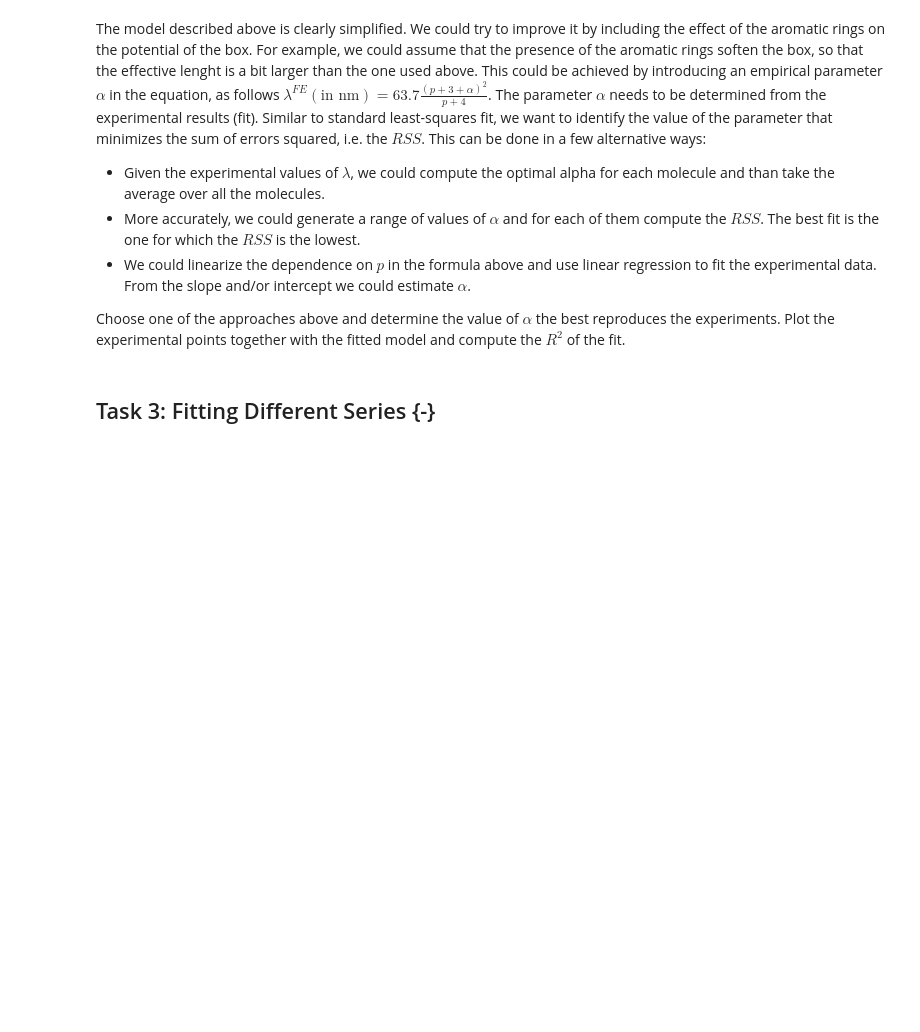
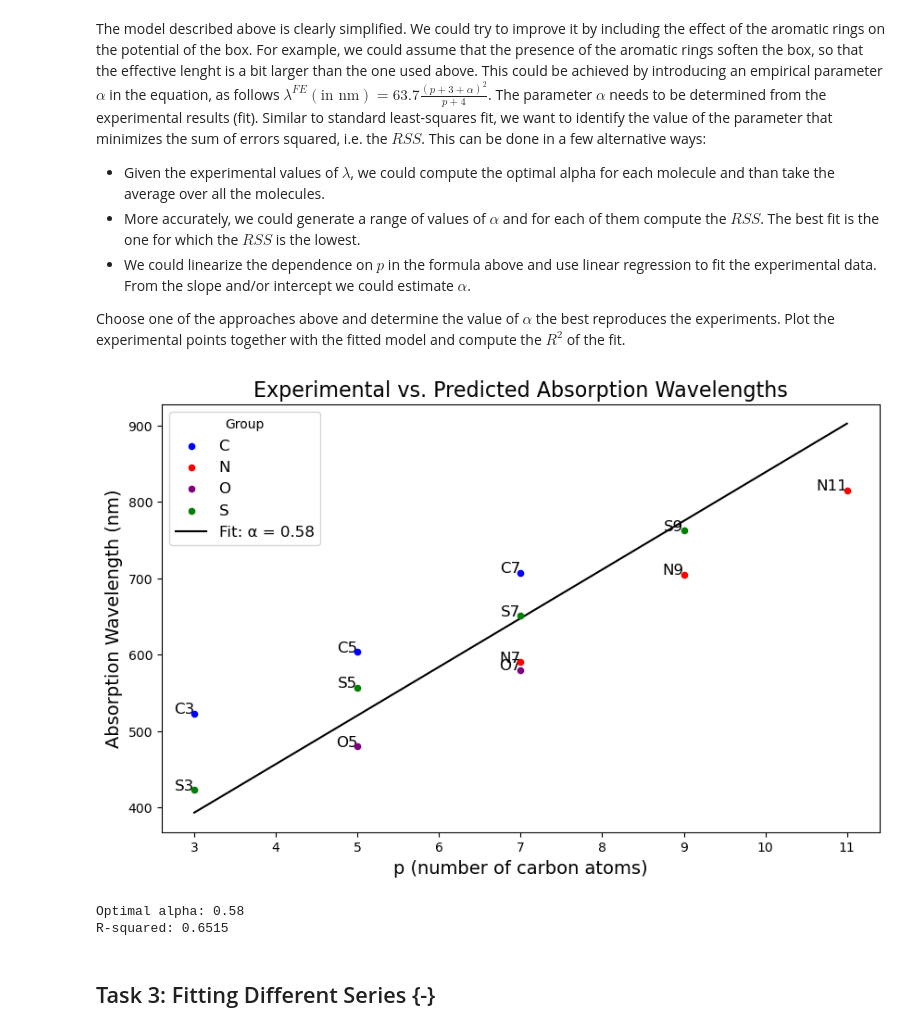
Before and after one commit to DavidShreve/PChemLab, a Jupyter notebook: ParticleBox_Worksheet.ipynb, the cells around one changed output. Cells and saved outputs as stored; diff of their text form; code cells hidden in the pictures; blank space fills up the shorter version.

```diff
--- a/ParticleBox_Worksheet.ipynb
+++ b/ParticleBox_Worksheet.ipynb
@@ -108,6 +108,85 @@ The parameter $\alpha$ needs to be determined from the experimental results (fit
 * We could linearize the dependence on $p$ in the formula above and use linear regression to fit the experimental data. From the slope and/or intercept we could estimate $\alpha$.
 
 Choose one of the approaches above and determine the value of $\alpha$ the best reproduces the experiments. Plot the experimental points together with the fitted model and compute the $R^2$ of the fit.
+# %%
+import numpy as np
+import pandas as pd
+import matplotlib.pyplot as plt
+from scipy.optimize import minimize
+
+# Given data
+dyes = [
+    {'cas': '977-96-8', 'p': 3, 'hasO': 0, 'hasS': 0, 'label': 'C3', 'group': 'C', 'lambda_exp': 522.991943},
+    {'cas': '605-91-4', 'p': 5, 'hasO': 0, 'hasS': 0, 'label': 'C5', 'group': 'C', 'lambda_exp': 604.003479},
+    {'cas': '4727-49-5', 'p': 7, 'hasO': 0, 'hasS': 0, 'label': 'N7', 'group': 'N', 'lambda_exp': 590.018250},
+    {'cas': '14187-31-6', 'p': 7, 'hasO': 0, 'hasS': 0, 'label': 'C7', 'group': 'C', 'lambda_exp': 707.012146},
+    {'cas': '4727-50-8', 'p': 9, 'hasO': 0, 'hasS': 0, 'label': 'N9', 'group': 'N', 'lambda_exp': 705.008301},
+    {'cas': '18300-31-7', 'p': 11, 'hasO': 0, 'hasS': 0, 'label': 'N11', 'group': 'N', 'lambda_exp': 814.993225},
+    {'cas': '2197-01-5', 'p': 3, 'hasO': 0, 'hasS': 1, 'label': 'S3', 'group': 'S', 'lambda_exp': 423.012695},
+    {'cas': '905-97-5', 'p': 5, 'hasO': 0, 'hasS': 1, 'label': 'S5', 'group': 'S', 'lambda_exp': 557.017883},
+    {'cas': '514-73-8', 'p': 7, 'hasO': 0, 'hasS': 1, 'label': 'S7', 'group': 'S', 'lambda_exp': 650.993408},
+    {'cas': '3071-70-3', 'p': 9, 'hasO': 0, 'hasS': 1, 'label': 'S9', 'group': 'S', 'lambda_exp': 762.000000},
+    {'cas': '905-96-4', 'p': 5, 'hasO': 1, 'hasS': 0, 'label': 'O5', 'group': 'O', 'lambda_exp': 479.995789},
+    {'cas': '14806-50-9', 'p': 7, 'hasO': 1, 'hasS': 0, 'label': 'O7', 'group': 'O', 'lambda_exp': 579.984802}
+]
+
+# Convert the list of dictionaries to a pandas dataframe
+dyes_data = pd.DataFrame(dyes)
+
+# Define the function for the free electron model with alpha
+def lambda_FE(p, alpha=0.):
+    return 63.7 * (p + 3 + alpha)**2 / (p + 4)
+
+# Optimize alpha by minimizing the RSS
+def compute_rss(alpha, dyes_data):
+    dyes_data['lambda_FE'] = dyes_data['p'].apply(lambda x: lambda_FE(x, alpha))
+    rss = np.sum((dyes_data['lambda_exp'] - dyes_data['lambda_FE'])**2)
+    return rss
+
+# Find the optimal alpha by minimizing RSS
+result = minimize(compute_rss, 0, args=(dyes_data,))
+optimal_alpha = result.x[0]
+
+# Apply the optimal alpha to compute the model predictions
+dyes_data['lambda_FE'] = dyes_data['p'].apply(lambda x: lambda_FE(x, optimal_alpha))
+
+# Set up the plot
+plt.figure(figsize=(10, 6))
+
+# Define colors for each group
+colors = {'C': 'blue', 'N': 'red', 'S': 'green', 'O': 'purple'}
+
+# Plot each group with different colors
+for group, group_data in dyes_data.groupby('group'):
+    plt.scatter(group_data['p'], group_data['lambda_exp'], label=group, color=colors[group], s=20, zorder=5)
+    # Label each point
+    for i, row in group_data.iterrows():
+        plt.text(row['p'], row['lambda_exp'], row['label'], fontsize=12, ha='right')
+
+# Plot the trendline with the optimal alpha
+p_values = np.linspace(min(dyes_data['p']), max(dyes_data['p']), 100)
+lambda_FE_values = lambda_FE(p_values, optimal_alpha)
+plt.plot(p_values, lambda_FE_values, color='black', label=f'Fit: α = {optimal_alpha:.2f}')
+
+# Adding labels, title, and legend
+plt.xlabel('p (number of carbon atoms)', fontsize=14)
+plt.ylabel('Absorption Wavelength (nm)', fontsize=14)
+plt.title('Experimental vs. Predicted Absorption Wavelengths', fontsize=16)
+plt.legend(title='Group', fontsize=12)
+
+# Show the plot
+plt.show()
+
+# Print the optimal alpha and R-squared value
+rss = compute_rss(optimal_alpha, dyes_data)
+tss = np.sum((dyes_data['lambda_exp'] - dyes_data['lambda_exp'].mean())**2)
+r_squared = 1 - rss / tss
+print(f"Optimal alpha: {optimal_alpha:.2f}")
+print(f"R-squared: {r_squared:.4f}")
+# %% [output]
+[figure, added]
+Optimal alpha: 0.58
+R-squared: 0.6515
 # %% [markdown]
 ## Task 3: Fitting Different Series {-}
 # %% [markdown]
```
